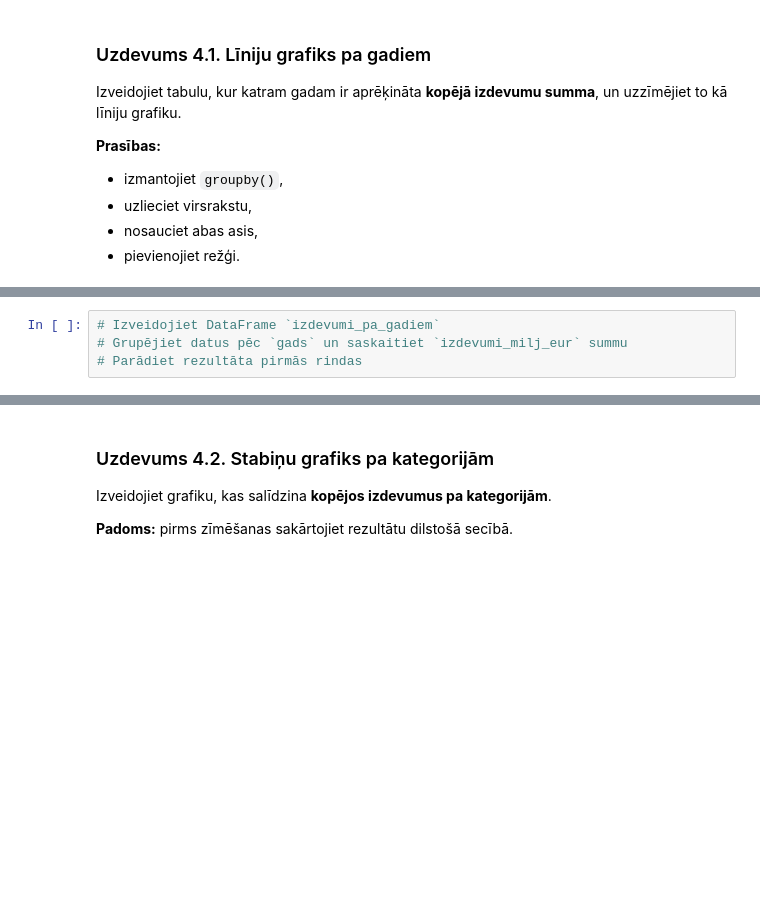
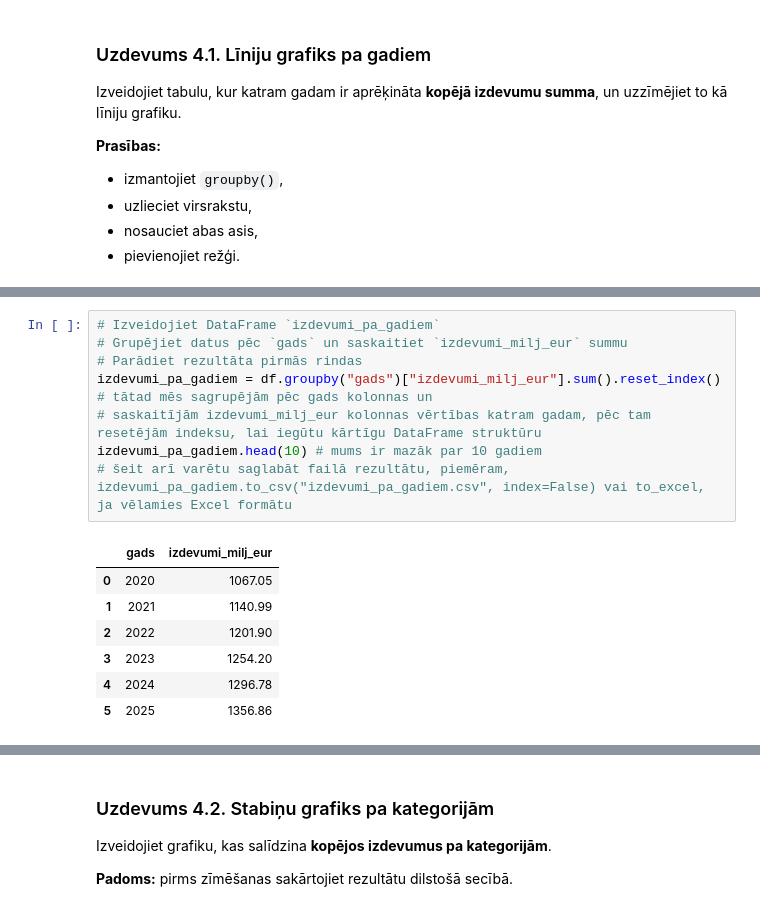
Before and after one commit to ValRCS/RTU_Digitalas_Prasmes_Excel_VBA_Python, a Jupyter notebook: notebooks/python_vizualizacija_student_lv_clear.ipynb, the cells around one changed output, grey strips where cells are left out. Drawn from its saved outputs; the diff is of its cells as text; blank space fills up the shorter version.

```diff
--- a/notebooks/python_vizualizacija_student_lv_clear.ipynb
+++ b/notebooks/python_vizualizacija_student_lv_clear.ipynb
@@ -116,7 +226,20 @@ Izveidojiet tabulu, kur katram gadam ir aprēķināta **kopējā izdevumu summa*
 # %%
 # Izveidojiet DataFrame `izdevumi_pa_gadiem`
 # Grupējiet datus pēc `gads` un saskaitiet `izdevumi_milj_eur` summu
 # Parādiet rezultāta pirmās rindas
+izdevumi_pa_gadiem = df.groupby("gads")["izdevumi_milj_eur"].sum().reset_index()
+# tātad mēs sagrupējām pēc gads kolonnas un
+# saskaitījām izdevumi_milj_eur kolonnas vērtības katram gadam, pēc tam resetējām indeksu, lai iegūtu kārtīgu DataFrame struktūru
+izdevumi_pa_gadiem.head(10) # mums ir mazāk par 10 gadiem
+# šeit arī varētu saglabāt failā rezultātu, piemēram, izdevumi_pa_gadiem.to_csv("izdevumi_pa_gadiem.csv", index=False) vai to_excel, ja vēlamies Excel formātu
+# %% [output]
+|  | gads | izdevumi_milj_eur |
+| 0 | 2020 | 1067.05 |
+| 1 | 2021 | 1140.99 |
+| 2 | 2022 | 1201.90 |
+| 3 | 2023 | 1254.20 |
+| 4 | 2024 | 1296.78 |
+| 5 | 2025 | 1356.86 |
 # %%
 # Uzzīmējiet līniju grafiku ar `matplotlib` no `izdevumi_pa_gadiem`
 # x ass: `gads`, y ass: `izdevumi_milj_eur`
```
Also changed, not shown: parts of 15 cells of this notebook, 1 other file.
